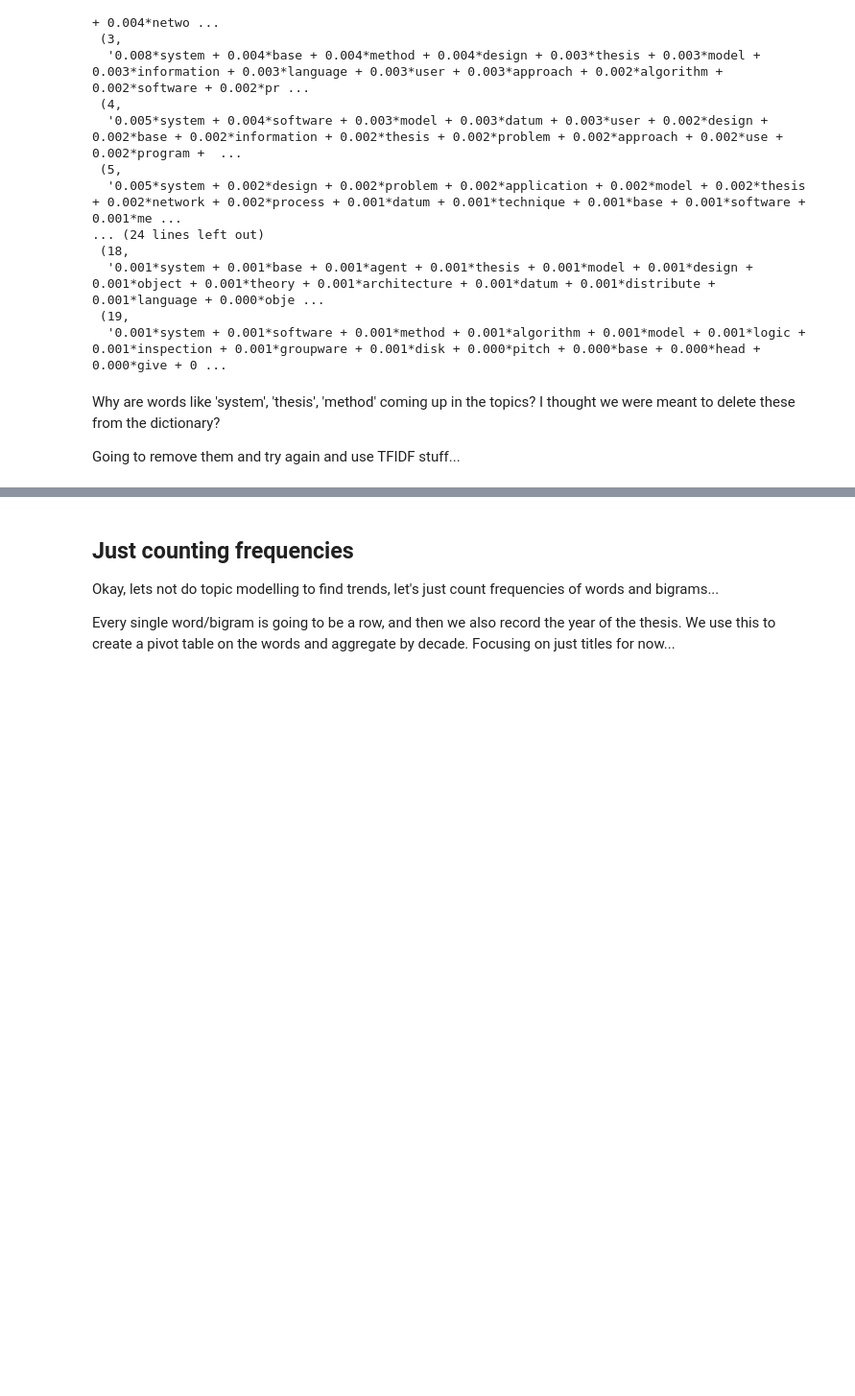
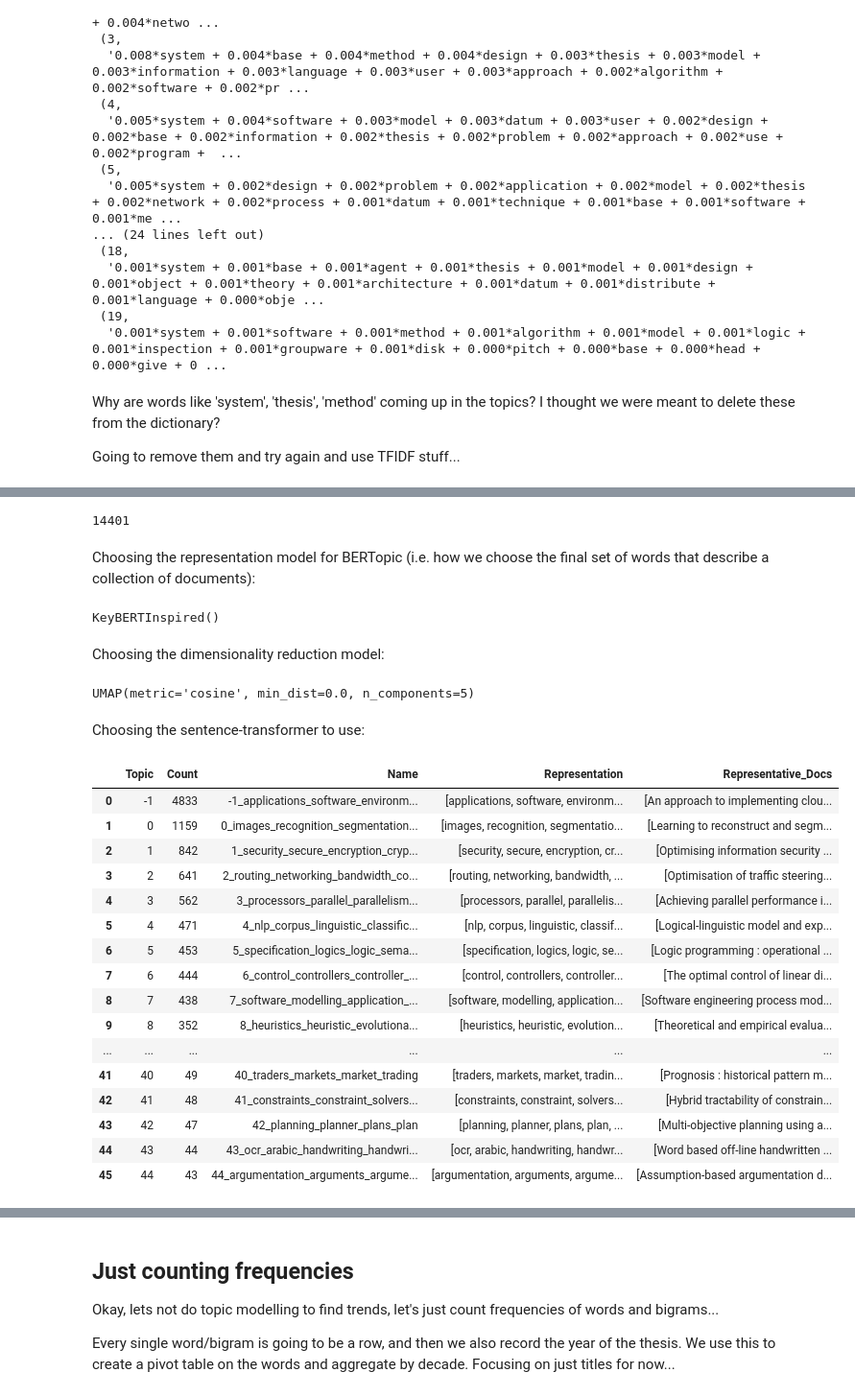
Before and after one commit to rchan26/ethos_TDS, a Jupyter notebook: notebooks/topic_modelling.ipynb, the cells around one changed output, grey strips where cells are left out. Shown: that part at 96% size. Drawn from its saved outputs; the diff is of its cells as text; code cells hidden in the pictures; blank space fills up the shorter version.

Commit message:
bertopic play

```diff
--- a/notebooks/topic_modelling.ipynb
+++ b/notebooks/topic_modelling.ipynb
@@ -193,0 +216,2 @@ Going to remove them and try again and use TFIDF stuff...
+# %%
+cs_df["Date"] = pd.to_datetime(cs_df["Date"])
@@ -193,0 +227,4 @@ Going to remove them and try again and use TFIDF stuff...
+# %%
+len(cs_df)
+# %% [output]
+14401
@@ -193,0 +233,74 @@ Going to remove them and try again and use TFIDF stuff...
+# %% [markdown]
+Choosing the representation model for BERTopic (i.e. how we choose the final set of words that describe a collection of documents):
+# %%
+rep_model_choice = "keybert"
+
+if rep_model_choice == "openai":
+    import openai
+    from bertopic.representation import OpenAI
+    openai.api_type = 'azure'
+    openai.api_key = os.environ["OPENAI_API_KEY"]
+    representation_model = OpenAI(model="gpt-3.5-turbo", chat=True)
+elif rep_model_choice == "hf":
+    from bertopic.representation import TextGeneration
+    representation_model = TextGeneration("gpt2")
+elif rep_model_choice == "keybert":
+    from bertopic.representation import KeyBERTInspired
+    representation_model = KeyBERTInspired()
+else:
+    raise ValueError
+
+representation_model
+# %% [output]
+KeyBERTInspired()
+# %% [markdown]
+Choosing the dimensionality reduction model:
+# %%
+# logical value to determine whether or not to dimension reduce (using UMAP)
+skip_umap = False
+
+if skip_umap:
+    from bertopic.dimensionality import BaseDimensionalityReduction
+    umap_model = BaseDimensionalityReduction()
+else:
+    from umap import UMAP
+    umap_model = UMAP(n_neighbors=15,
+                      n_components=5,
+                      min_dist=0.0,
+                      metric='cosine')
+
+umap_model
+# %% [output]
+UMAP(metric='cosine', min_dist=0.0, n_components=5)
+# %% [markdown]
+Choosing the sentence-transformer to use:
+# %%
+from sentence_transformers import SentenceTransformer
+sentence_model = SentenceTransformer("all-MiniLM-L12-v2")
+# %%
+# create and fit topic model
+topic_model = BERTopic(min_topic_size=40,
+                       embedding_model=sentence_model,
+                       umap_model=umap_model,
+                       representation_model=representation_model)
+topics, probs = topic_model.fit_transform(cs_df["Text"])
+# %%
+topic_model.get_topic_info()
+# %% [output]
+|  | Topic | Count | Name | Representation | Representative_Docs |
+| 0 | -1 | 4833 | -1_applications_software_environm... | [applications, software, environm... | [An approach to implementing clou... |
+| 1 | 0 | 1159 | 0_images_recognition_segmentation... | [images, recognition, segmentatio... | [Learning to reconstruct and segm... |
+| 2 | 1 | 842 | 1_security_secure_encryption_cryp... | [security, secure, encryption, cr... | [Optimising information security ... |
+| 3 | 2 | 641 | 2_routing_networking_bandwidth_co... | [routing, networking, bandwidth, ... | [Optimisation of traffic steering... |
+| 4 | 3 | 562 | 3_processors_parallel_parallelism... | [processors, parallel, parallelis... | [Achieving parallel performance i... |
+| 5 | 4 | 471 | 4_nlp_corpus_linguistic_classific... | [nlp, corpus, linguistic, classif... | [Logical-linguistic model and exp... |
+| 6 | 5 | 453 | 5_specification_logics_logic_sema... | [specification, logics, logic, se... | [Logic programming : operational ... |
+| 7 | 6 | 444 | 6_control_controllers_controller_... | [control, controllers, controller... | [The optimal control of linear di... |
+| 8 | 7 | 438 | 7_software_modelling_application_... | [software, modelling, application... | [Software engineering process mod... |
+| 9 | 8 | 352 | 8_heuristics_heuristic_evolutiona... | [heuristics, heuristic, evolution... | [Theoretical and empirical evalua... |
+| ... | ... | ... | ... | ... | ... |
+| 41 | 40 | 49 | 40_traders_markets_market_trading | [traders, markets, market, tradin... | [Prognosis : historical pattern m... |
+| 42 | 41 | 48 | 41_constraints_constraint_solvers... | [constraints, constraint, solvers... | [Hybrid tractability of constrain... |
+| 43 | 42 | 47 | 42_planning_planner_plans_plan | [planning, planner, plans, plan, ... | [Multi-objective planning using a... |
+| 44 | 43 | 44 | 43_ocr_arabic_handwriting_handwri... | [ocr, arabic, handwriting, handwr... | [Word based off-line handwritten ... |
+| 45 | 44 | 43 | 44_argumentation_arguments_argume... | [argumentation, arguments, argume... | [Assumption-based argumentation d... |
```
Also changed, not shown: parts of 21 cells of this notebook, 3 other files.
